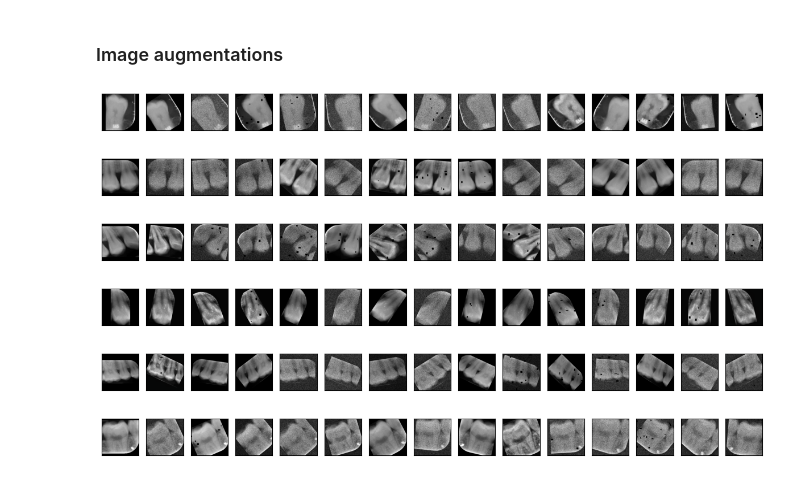
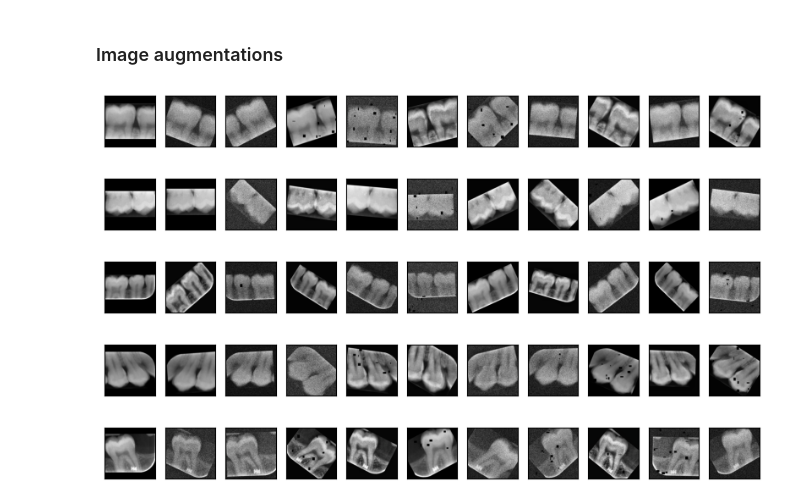
Before and after one commit to ccb-hms/computervision, a Jupyter notebook: notebooks/classification/04_augmentation.ipynb, the cells around one changed output. Cells and saved outputs as stored; diff of their text form; code cells hidden in the pictures.

Commit message:
image classification notebooks

```diff
--- a/notebooks/classification/04_augmentation.ipynb
+++ b/notebooks/classification/04_augmentation.ipynb
@@ -240,10 +236,10 @@ Maximum image dimensions in the data set (width/height): 640/480
 Maximum image size: 640
 # %%
 tooth_files = df.loc[df[label_col] == 'tooth', file_col].tolist()
-np.random.seed(234)
+np.random.seed(123)
 file_name_list = np.random.choice(tooth_files, size=20, replace=False)
 
-for f, file_name in enumerate(file_name_list[3:4]):
+for f, file_name in enumerate(file_name_list):
 
     df_file = df.loc[df[file_col] == file_name]
     file = os.path.join(image_dir, file_name)
@@ -298,25 +310,24 @@ train_aug = alb.Compose([
                       hole_width_range=(4, 32)),
     alb.CLAHE()])
 # Set the number of random transformations
-n_transforms = 14
+n_transforms = 10
 n_images = 5
 # %%
-figsize = (15, 15)
-for file_name in file_name_list[:6]:
+figsize = (10, 10)
+for file_name in file_name_list[2:7]:
     file = os.path.join(image_dir, file_name)
     im = load_and_process_image(image_file_path=file, max_image_size=max_size)
     fig, ax = plt.subplots(nrows=1, ncols=n_transforms+1, figsize=figsize)
     ax[0].imshow(im)
     ax[0].set(xticks=[], yticks=[])
     for n in range(n_transforms):
         im_aug = train_aug(image=im)['image']
         ax[n + 1].imshow(im_aug)
         ax[n + 1].set(xticks=[], yticks=[])
     plt.show()
 # %% [output]
-[figure, old version]
+[figure, new version]
-[figure, old version]
+[figure, new version]
-[figure, old version]
+[figure, new version]
-[figure, old version]
+[figure, new version]
-[figure, old version]
+[figure, new version]
-[figure, removed]
```
Also changed, not shown: parts of 3 cells of this notebook, 8 other files.
